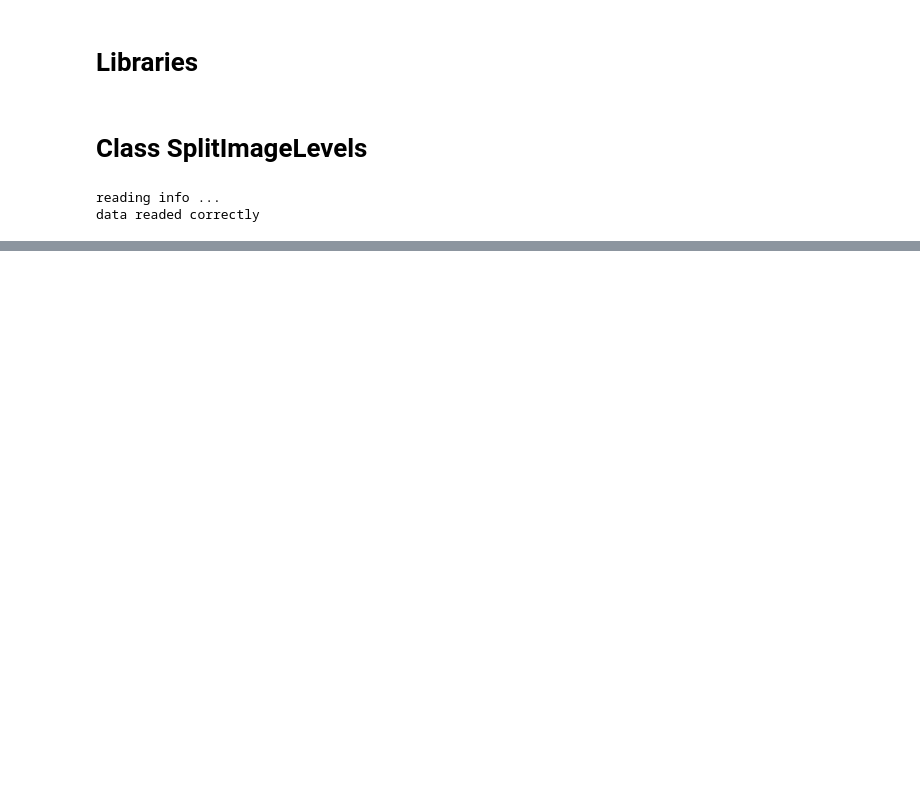
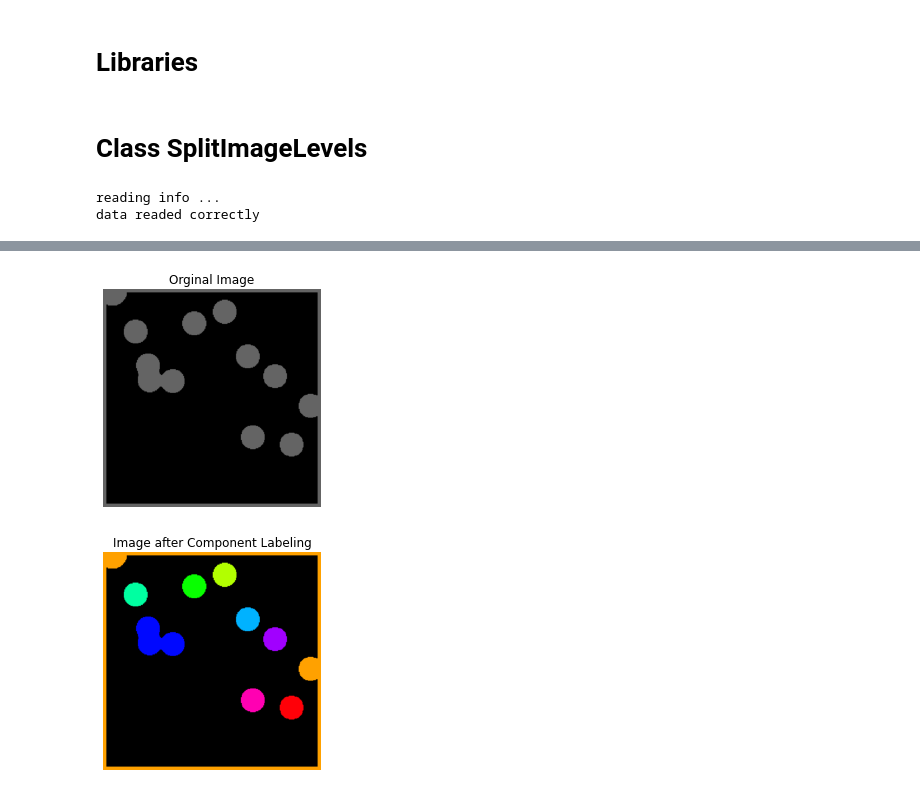
Before and after one commit to kmiloarguello/ozone-pollution, a Jupyter notebook: main.ipynb, the cells around one changed output, grey strips where cells are left out. Cells and saved outputs as stored; diff of their text form; code cells hidden in the pictures; blank space fills up the shorter version.

```diff
--- a/main.ipynb
+++ b/main.ipynb
@@ -1023,0 +1112,38 @@ imageLT.plot_mser_final_regions(image, regx, regy, values)
+# %%
+def connected_component_label(path):
+
+    # Getting the input image
+    img = cv2.imread(path, 0)
+    # Converting those pixels with values 1-127 to 0 and others to 1
+    img = cv2.threshold(img, 127, 100, cv2.THRESH_BINARY)[1]
+    # Applying cv2.connectedComponents()
+    num_labels, labels = cv2.connectedComponents(img)
+
+    # Map component labels to hue val, 0-179 is the hue range in OpenCV
+    label_hue = np.uint8(179*labels/np.max(labels))
+    blank_ch = 255*np.ones_like(label_hue)
+    labeled_img = cv2.merge([label_hue, blank_ch, blank_ch])
+
+    # Converting cvt to BGR
+    labeled_img = cv2.cvtColor(labeled_img, cv2.COLOR_HSV2BGR)
+
+    # set bg label to black
+    labeled_img[label_hue==0] = 0
+
+
+    # Showing Original Image
+    plt.imshow(cv2.cvtColor(img, cv2.COLOR_BGR2RGB))
+    plt.axis("off")
+    plt.title("Orginal Image")
+    plt.show()
+
+    #Showing Image after Component Labeling
+    plt.imshow(cv2.cvtColor(labeled_img, cv2.COLOR_BGR2RGB))
+    plt.axis('off')
+    plt.title("Image after Component Labeling")
+    plt.show()
+# %%
+connected_component_label("test_01.png")
+# %% [output]
+[figure, added]
+[figure, added]
```
Also changed, not shown: parts of 13 cells of this notebook.
